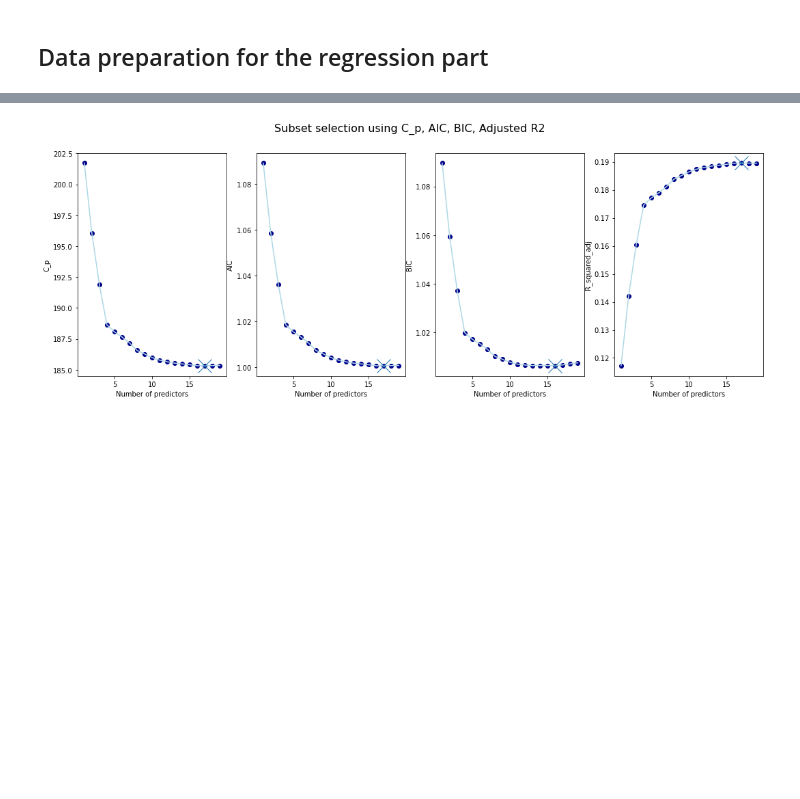
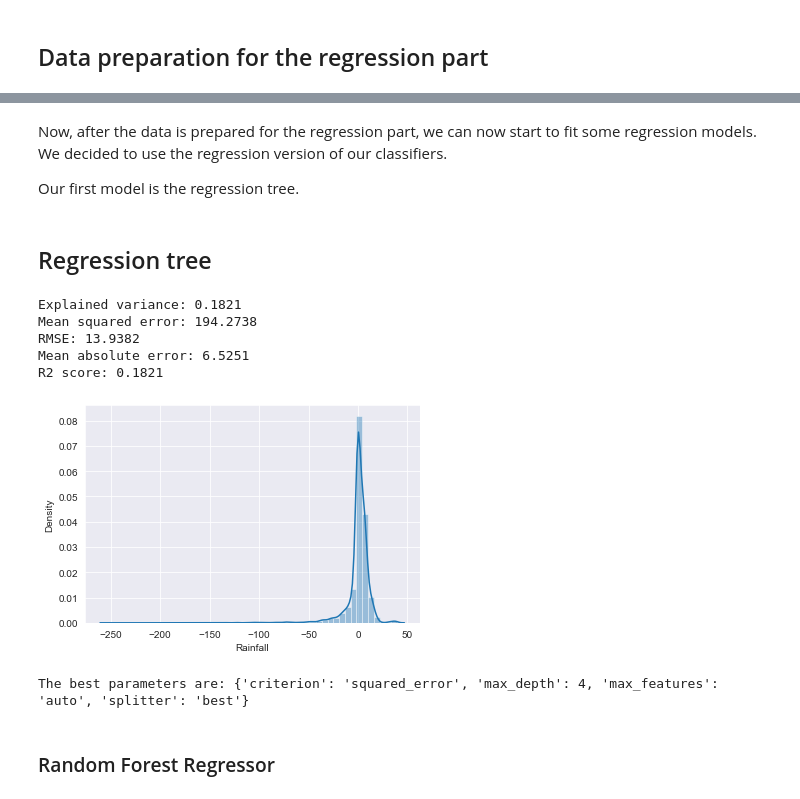
Before and after one commit to Stern1710/australia-weather-data, a Jupyter notebook: SPOD_Group7_Project.ipynb, the cells around one changed output, grey strips where cells are left out. Drawn from its saved outputs; the diff is of its cells as text; code cells hidden in the pictures; blank space fills up the shorter version.

Commit message:
Regression part finished.

```diff
--- a/SPOD_Group7_Project.ipynb
+++ b/SPOD_Group7_Project.ipynb
@@ -724,19 +576,7 @@ df1['R_squared_adj'].max()
-# %%
-variables = ['C_p', 'AIC','BIC','R_squared_adj']
-fig = plt.figure(figsize = (18,6))
-
-for i,v in enumerate(variables):
-    ax = fig.add_subplot(1, 4, i+1)
-    ax.plot(df1['numb_features'],df1[v], color = 'lightblue')
-    ax.scatter(df1['numb_features'],df1[v], color = 'darkblue')
-    if v == 'R_squared_adj':
-        ax.plot(df1[v].idxmax(),df1[v].max(), marker = 'x', markersize = 20)
-    else:
-        ax.plot(df1[v].idxmin(),df1[v].min(), marker = 'x', markersize = 20)
-    ax.set_xlabel('Number of predictors')
-    ax.set_ylabel(v)
-
-fig.suptitle('Subset selection using C_p, AIC, BIC, Adjusted R2', fontsize = 16)
-plt.show()
-# %% [output]
-[figure, removed]
+# %% [markdown]
+Now, after the data is prepared for the regression part, we can now start to fit some regression models.
+We decided to use the regression version of our classifiers.
+
+Our first model is the regression tree.
+# %% [markdown]
+## Regression tree
@@ -742,0 +607,44 @@ plt.show()
+# %%
+dec_tree_grid = {
+    'criterion': ['squared_error','absolute_error'],
+    'max_depth': range(1,10),
+    'splitter': ['random', 'best'],
+    "max_features":["auto", "sqrt", None],
+}
+
+"""
+Trains a decision tree regressor using cross-validation and returns attributes of the received model including the best
+parameter combination.
+@param x_train, np ndarray, data matrix
+@param y_train, np ndarray, data vector
+@param param_grid, dict, grid holding the paramaters for search
+@param use_pref_defined_model, bool, indicates whether the predefined model version should be used
+"""
+def train_dec_tree_regressor(x_train, y_train, param_grid, use_pref_defined_model: bool):
+    if use_pref_defined_model:
+        best_params =  {'criterion': 'squared_error', 'max_depth': 4, 'max_features': 'auto', 'splitter': 'best'}
+        tree = DecisionTreeRegressor(random_state=55, **best_params)
+        tree.fit(x_train, y_train)
+        return best_params, tree
+
+    tree = DecisionTreeRegressor(random_state=55)
+    model = GridSearchCV(tree, param_grid=param_grid, scoring="neg_mean_squared_error", verbose=10)
+    model.fit(x_train, y_train)
+    return model.best_params_, model.best_estimator_
+# %%
+params_dec_tree_regressor, model_dec_tree_regressor = train_dec_tree_regressor(x_train_reg, y_train_reg, dec_tree_grid, True)
+_ = get_regression_evaluation(model_dec_tree_regressor, x_test_reg, y_test_reg)
+#print("The best parameters are: {}".format(params_random_forest))
+# %% [output]
+Explained variance: 0.1821
+Mean squared error: 194.2738
+RMSE: 13.9382
+Mean absolute error: 6.5251
+R2 score: 0.1821
+[figure, added]
+# %%
+print("The best parameters are: {}".format(params_dec_tree_regressor))
+# %% [output]
+The best parameters are: {'criterion': 'squared_error', 'max_depth': 4, 'max_features': 'auto', 'splitter': 'best'}
+# %% [markdown]
+### Random Forest Regressor
```
Also changed, not shown: parts of 37 cells of this notebook.
